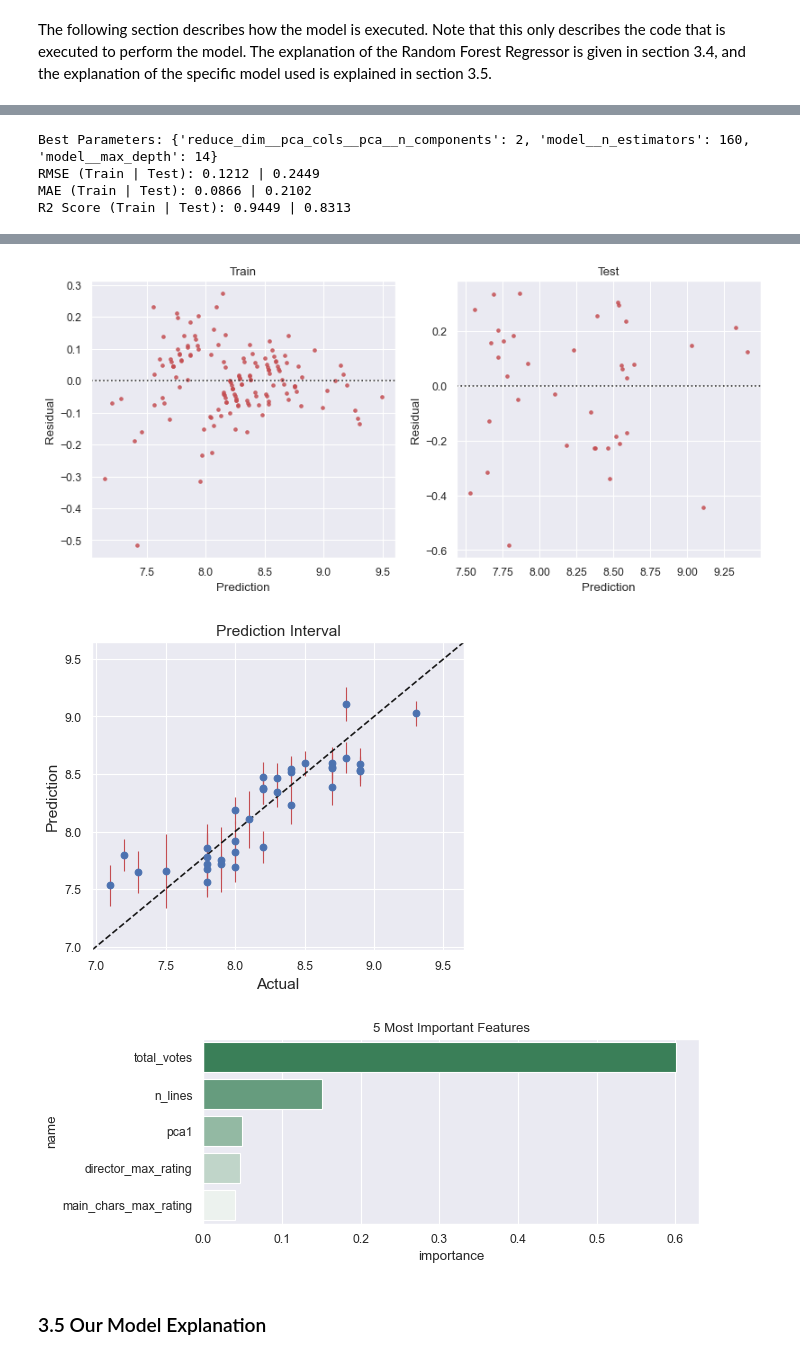
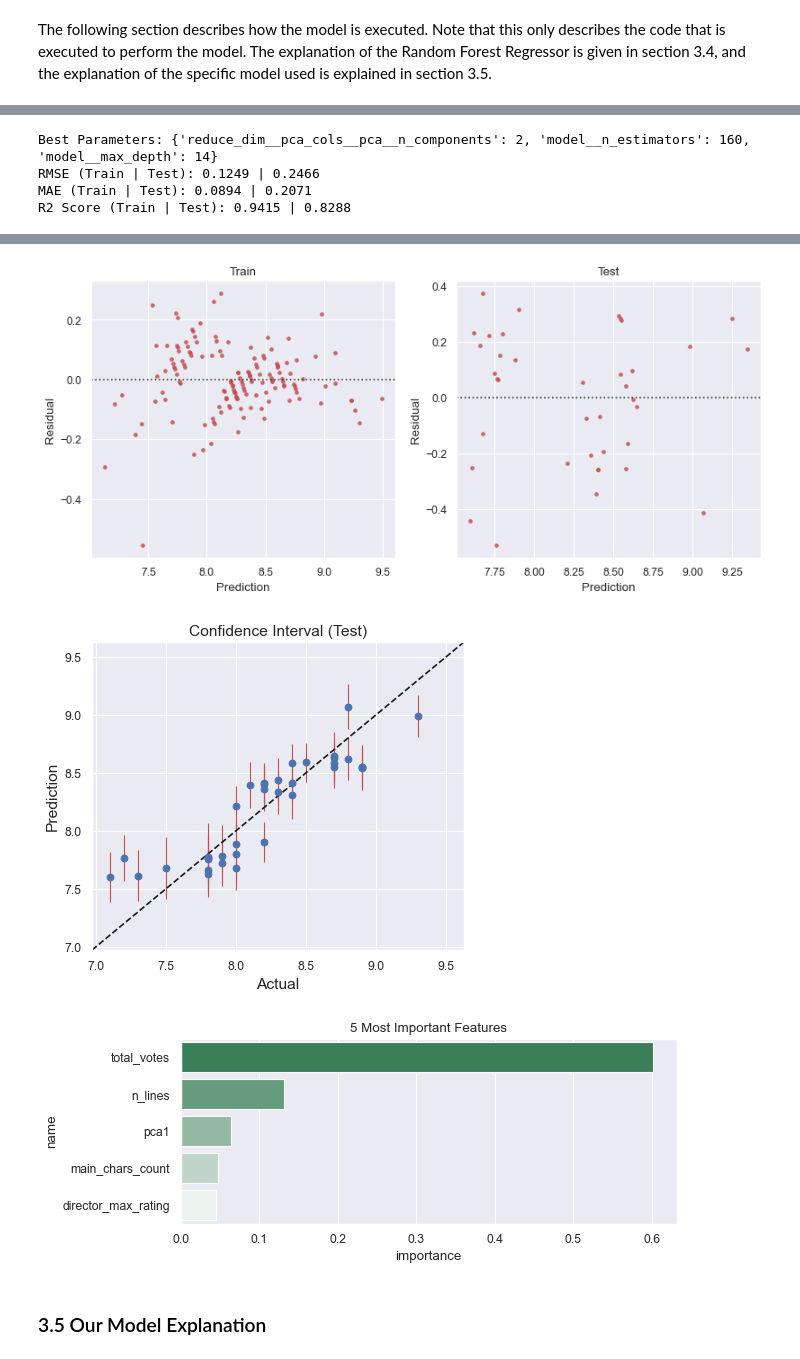
Before and after one commit to monicasteph97/mlp-proj1, a Jupyter notebook: project1.ipynb, the cells around one changed output, grey strips where cells are left out. Cells and saved outputs as stored; diff of their text form; code cells hidden in the pictures.

```diff
--- a/project1.ipynb
+++ b/project1.ipynb
@@ -699,8 +611,6 @@ The following funciton `preprocess` is the finalization of our data processing.
 # %%
 def preprocess(model, num_cols, cat_cols, cols_preserved):
     """
-    Scale numerical columns and encode categorical columns.
-
     Parameters
     ----------
     model: machine learning model (sklearn model).
@@ -799,16 +705,11 @@ The following function `split` splits the data into training and testing. Partic
 # %%
 def split(df, label, stratify):
     """
-    Split data to training and testing.
-
     Parameters
     ----------
     df: Pandas dataframe of data to be modeled (pd.DataFrame).
+    label: target column (string).
     stratify: column indicator for stratified split (string).
-
-    Raises
-    ------
-    KeyError if either label or stratify columns doest not exist.
 
     Returns
     -------
@@ -842,10 +744,6 @@ The function will also plot the training and testing data along with the Random
 # %%
 def model_fit(pipeline, X_train, X_test, y_train, y_test):
     """
-    Train model with hyperparameter tuning using RandomizedSearchCV to identify the best parameters
-    and evaluate the model performance using RMSE, MAE, and R2. This function also provides
-    the Actual vs Prediction plot, Residual plot, and Confidence Interval plot.
-
     Parameters
     ----------
     pipeline: pipeline that incorporates feature selection & scaling (sklearn.pipeline).
@@ -858,10 +756,8 @@ def model_fit(pipeline, X_train, X_test, y_train, y_test):
     -------
     best_estimator: Model with best parameter (sklearn.pipeline).
     """
-
     # Run model
     # Randomized search of Random Forest's hyperparameters, using 3 fold cross validation
-
     params = {
               'reduce_dim__pca_cols__pca__n_components': range(1, 10, 1),
               'model__n_estimators': range(100, 300, 20),
@@ -945,7 +841,7 @@ def model_fit(pipeline, X_train, X_test, y_train, y_test):
     plt.plot(lim, lim, 'k--')
     plt.xlabel('Actual', fontsize=14)
     plt.ylabel('Prediction', fontsize=14)
-    plt.title('Prediction Interval', fontsize=14)
+    plt.title('Confidence Interval (Test)', fontsize=14)
     plt.show()
 
     return best_estimator
@@ -957,22 +854,11 @@ The objective of `show_feature_importances` function is to identify the top k fe
 # %%
 def show_feature_importances(pipeline, topk=10):
     """
-    Depicts feature importances based on Random Forest Regressor model.
-
     Parameters
     ----------
     pipeline: pipeline with the best estimator for the model (sklearn.pipeline).
     top_k: top k highest features (default_value = 10) (int).
-
-    Raises
-    ------
-    TypeError if topk is not an integer.
     """
-
-    # Raising error if topk is not an integer
-    if not isinstance(topk, int):
-        raise TypeError(f'topk must be an integer.')
-
     # Color palette
     colors = sns.light_palette('seagreen', topk, reverse=True)
 
@@ -1023,7 +911,7 @@ cat_cols = ['writer', 'main_chars', 'director', 'guest_stars']
 num_cols = [x for x in df.columns if not x in label + stratify + cat_cols + remove_cols]
 
 # Features that are going to be preserved; perform PCA on other features
-cols_preserved = ['total_votes', 'writer_max_rating', 'director_max_rating', 'main_chars_max_rating',
+cols_preserved = ['total_votes', 'writer_max_rating', 'director_max_rating', 'main_chars_count',
                   'n_lines', 'year', 'month']
 
 X_train, X_test, y_train, y_test = split(df.drop(columns=remove_cols), label=label, stratify=stratify)
@@ -1034,6 +922,6 @@ final_pipeline = model_fit(pipeline, X_train, X_test, y_train, y_test)
 df_feature = show_feature_importances(final_pipeline, topk=5)
 # %% [output]
 Best Parameters: {'reduce_dim__pca_cols__pca__n_components': 2, 'model__n_estimators': 160, 'model__max_depth': 14}
-RMSE (Train | Test): 0.1212 | 0.2449
-MAE (Train | Test): 0.0866 | 0.2102
-R2 Score (Train | Test): 0.9449 | 0.8313
+RMSE (Train | Test): 0.1249 | 0.2466
+MAE (Train | Test): 0.0894 | 0.2071
+R2 Score (Train | Test): 0.9415 | 0.8288
@@ -1041,6 +929,6 @@ R2 Score (Train | Test): 0.9449 | 0.8313
-[figure, old version]
+[figure, new version]
-[figure, old version]
+[figure, new version]
-[figure, old version]
+[figure, new version]
 # %% [markdown]
 ### <a id=35> 3.5 Our Model Explanation </a>
 # %% [markdown]
```
Also changed, not shown: parts of 62 cells of this notebook, 5 other files.
